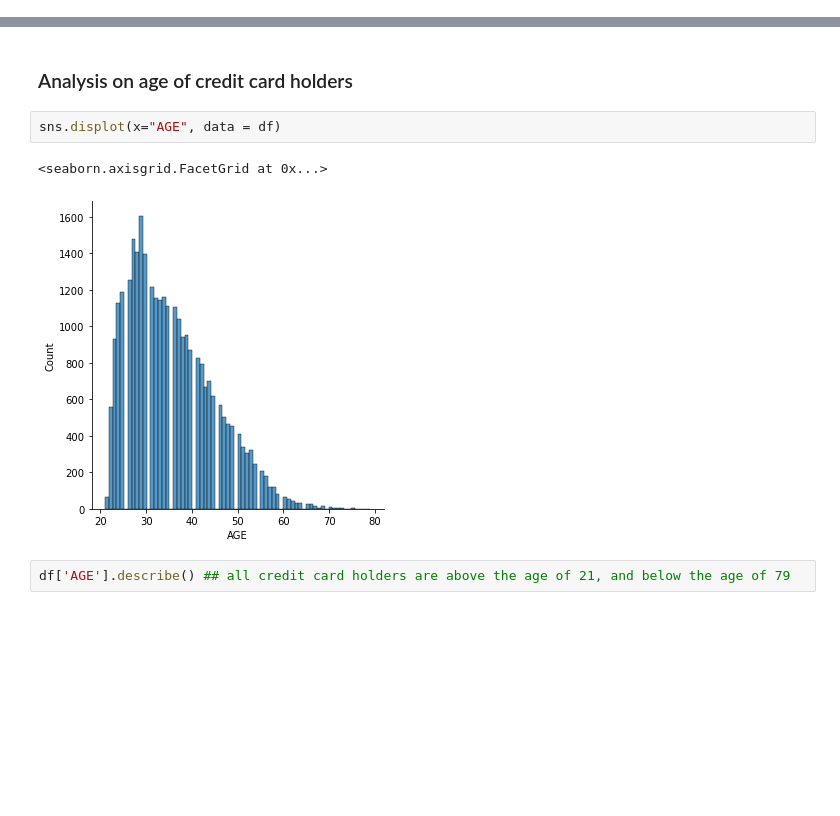
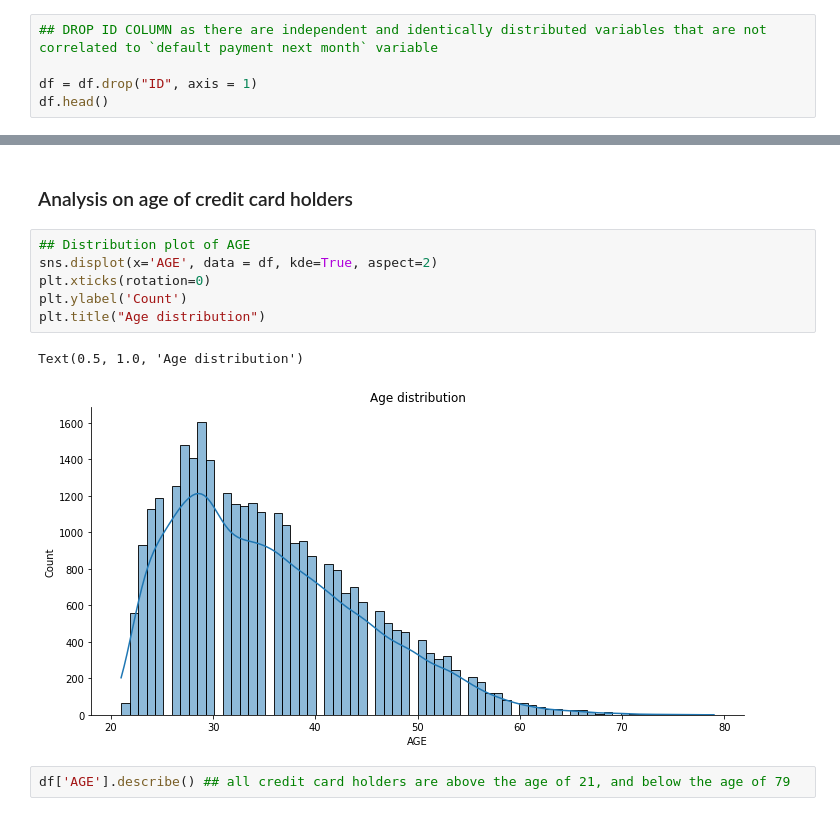
Before and after one commit to elvern18/Credit-Card-Default, a Jupyter notebook: BT2103 Project.ipynb, the cells around one changed output, grey strips where cells are left out. Saved outputs shown, nothing was run; the diff lists cells and outputs as text; blank space fills up the shorter version.

Commit message:
elv visualisation + pre-processing

```diff
--- a/BT2103 Project.ipynb
+++ b/BT2103 Project.ipynb
@@ -131,3 +131,8 @@ df.isnull()
 | 29998 | False | False | False | False | False | False | False | False | False | False | ... |
 | 29999 | False | False | False | False | False | False | False | False | False | False | ... |
 30000 rows × 25 columns
+# %%
+## DROP ID COLUMN as there are independent and identically distributed variables that are not correlated to `default payment next month` variable
+
+df = df.drop("ID", axis = 1)
+df.head()
@@ -156,10 +155,14 @@ df.corr()
 # %% [markdown]
 ### Analysis on age of credit card holders
 # %%
-sns.displot(x="AGE", data = df)
+## Distribution plot of AGE
+sns.displot(x='AGE', data = df, kde=True, aspect=2)
+plt.xticks(rotation=0)
+plt.ylabel('Count')
+plt.title("Age distribution")
 # %% [output]
-<seaborn.axisgrid.FacetGrid at 0x...>
+Text(0.5, 1.0, 'Age distribution')
-[figure, old version]
+[figure, new version]
 # %%
 df['AGE'].describe() ## all credit card holders are above the age of 21, and below the age of 79
 # %% [output]
```
Also changed, not shown: parts of 6 cells of this notebook.
